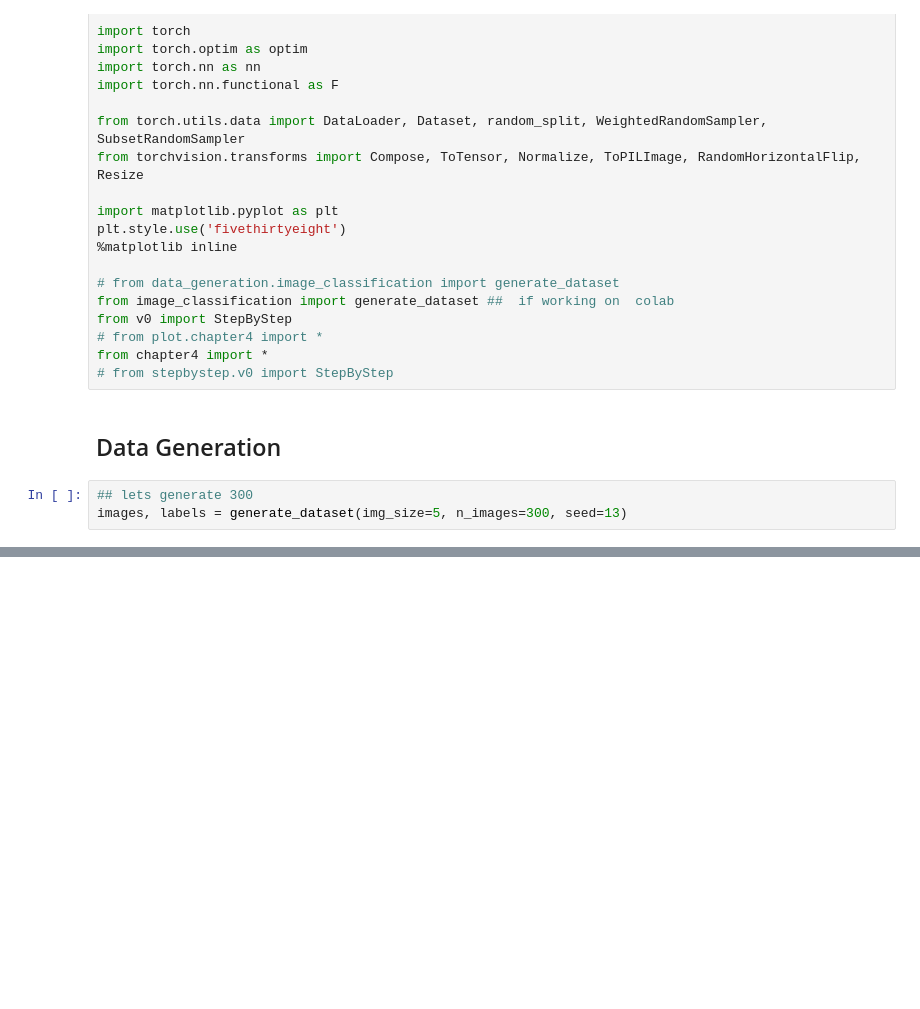
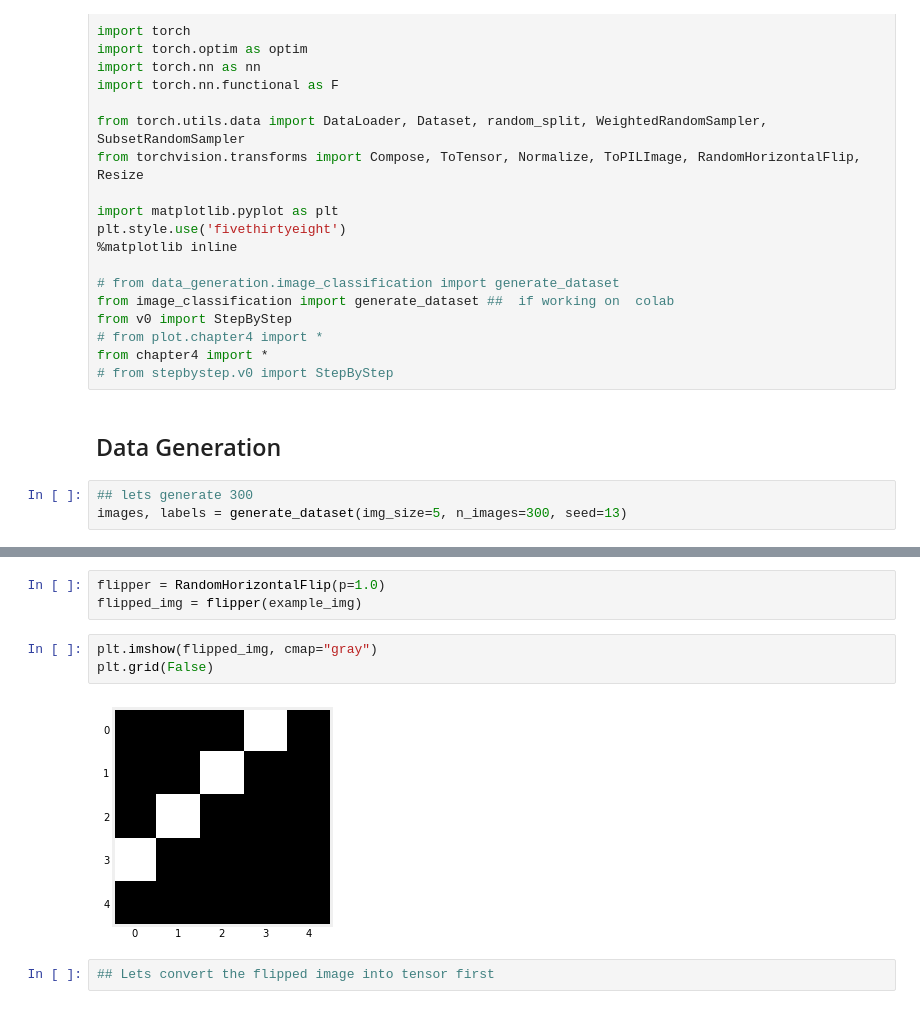
Before and after one commit to ridhimagarg/PyTorchBook, a Jupyter notebook: Chapter04.ipynb, the cells around one changed output, grey strips where cells are left out. Cells and saved outputs as stored; diff of their text form; blank space fills up the shorter version.

```diff
--- a/Chapter04.ipynb
+++ b/Chapter04.ipynb
@@ -34,0 +141,10 @@ fig = plot_images(images, labels, n_plot=30)
+# %%
+flipper = RandomHorizontalFlip(p=1.0)
+flipped_img = flipper(example_img)
+# %%
+plt.imshow(flipped_img, cmap="gray")
+plt.grid(False)
+# %% [output]
+[figure, added]
+# %%
+## Lets convert the flipped image into tensor first
```
Also changed, not shown: parts of 17 cells of this notebook.
